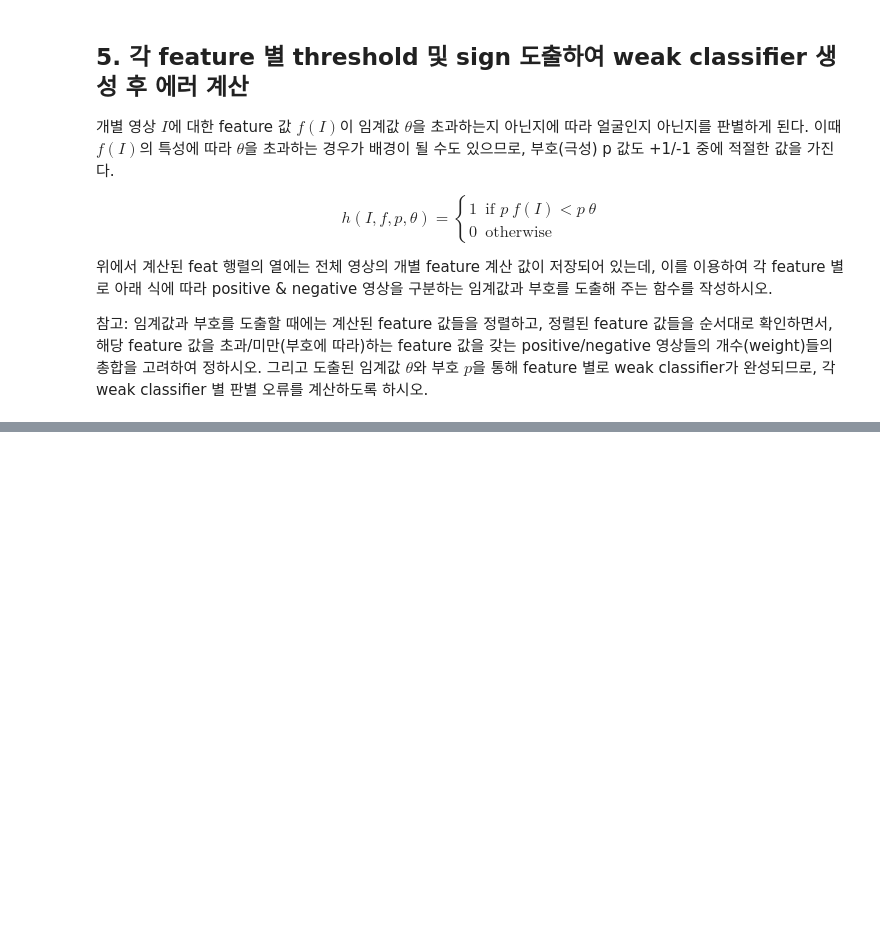
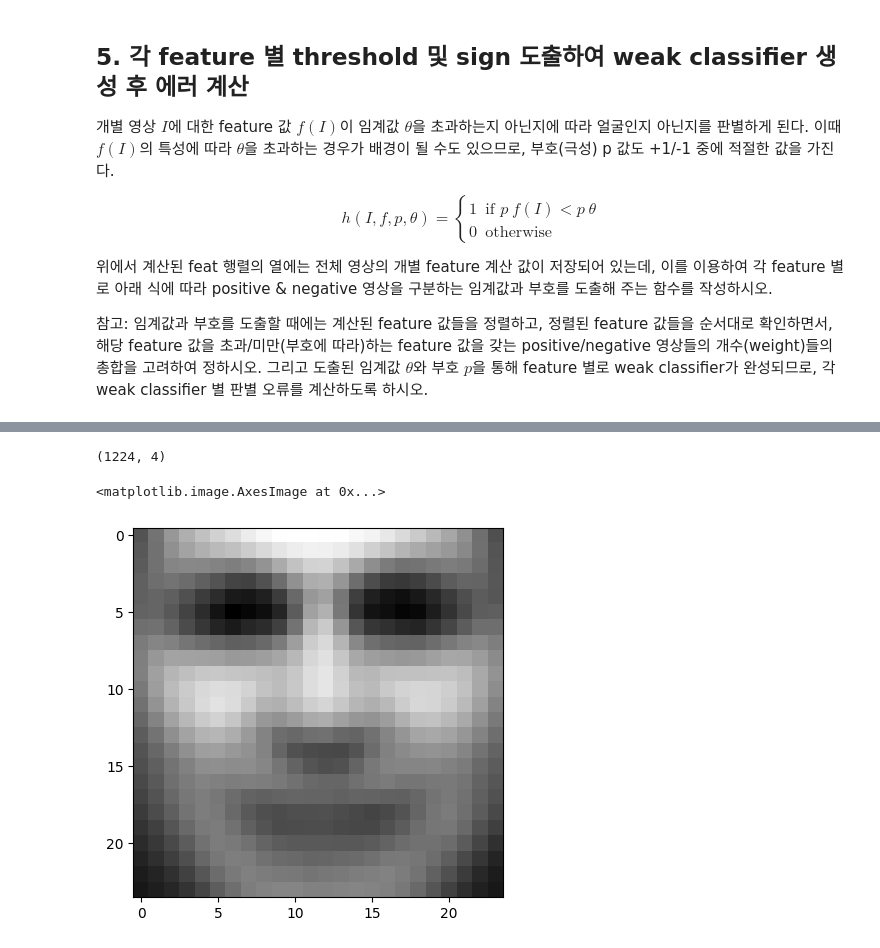
Before and after one commit to uichan8/CV_assignments, a Jupyter notebook: hw5/code/proj3.ipynb, the cells around one changed output, grey strips where cells are left out. Saved outputs shown, nothing was run; the diff lists cells and outputs as text; code cells hidden in the pictures; blank space fills up the shorter version.

```diff
--- a/hw5/code/proj3.ipynb
+++ b/hw5/code/proj3.ipynb
@@ -30,11 +34,12 @@ hlf_sz = (24,24)
 
 실험용 영상 DB를 읽어오고, 영상 사이즈, 컬러/흑백, 픽셀 값 범위 ([0-255]->[0.0 1.0]) 등 포맷을 적절하게 조정하는 함수를 구현하시오. (해당 함수 자유롭게 외부 자료 참고하여 작성하여 됨을
 # %%
-# load positve and negative datasetsi
+# load positve and negative dataset
+DATA_NUM = 1000
 # positive data: size n_p x h x w, where n_p = number of positive images and h_i, w_i are width and height of images
-data_pos = student.load_folder_imgs('../data/pos', hlf_sz)
+data_pos = student.load_folder_imgs('../data/pos', hlf_sz)[:DATA_NUM,:,:]
 # negative data: size n_n x h x w, where n_n = number of negative images and h_i, w_i are width and height of images
-data_neg = student.load_folder_imgs('../data/neg', hlf_sz)
+data_neg = student.load_folder_imgs('../data/neg', hlf_sz)[:DATA_NUM,:,:]
 
 # concatenate all images
 n_p = data_pos.shape[0]
@@ -42,7 +47,7 @@ n_n = data_neg.shape[0]
 data = np.row_stack([data_pos, data_neg])
 # create ndarray to store positive/negative labels
 labels = np.row_stack([np.ones([n_p,1]), np.zeros([n_n,1])])
-weights = np.row_stack([np.ones([n_p,1]), np.ones([n_n,1])])
+weights = np.row_stack([np.ones([n_p,1]), np.ones([n_n,1])]).astype(np.float32)
 # %% [markdown]
 ## 3. Integral Image 함수 선언 및 계산
 
@@ -117,0 +207,12 @@ thetas, signs, errors = student.get_weak_classifiers(feat, labels)
+# %%
+val_feat[val_feat_label == 4].shape
+# %% [output]
+(1224, 4)
+# %%
+#data axis = 0 으로 평균
+data_mean = np.mean(data, axis=0)
+#visulize
+plt.imshow(data_mean, cmap='gray')
+# %% [output]
+<matplotlib.image.AxesImage at 0x...>
+[figure, added]
```
Also changed, not shown: parts of 7 cells of this notebook, 2 other files.
